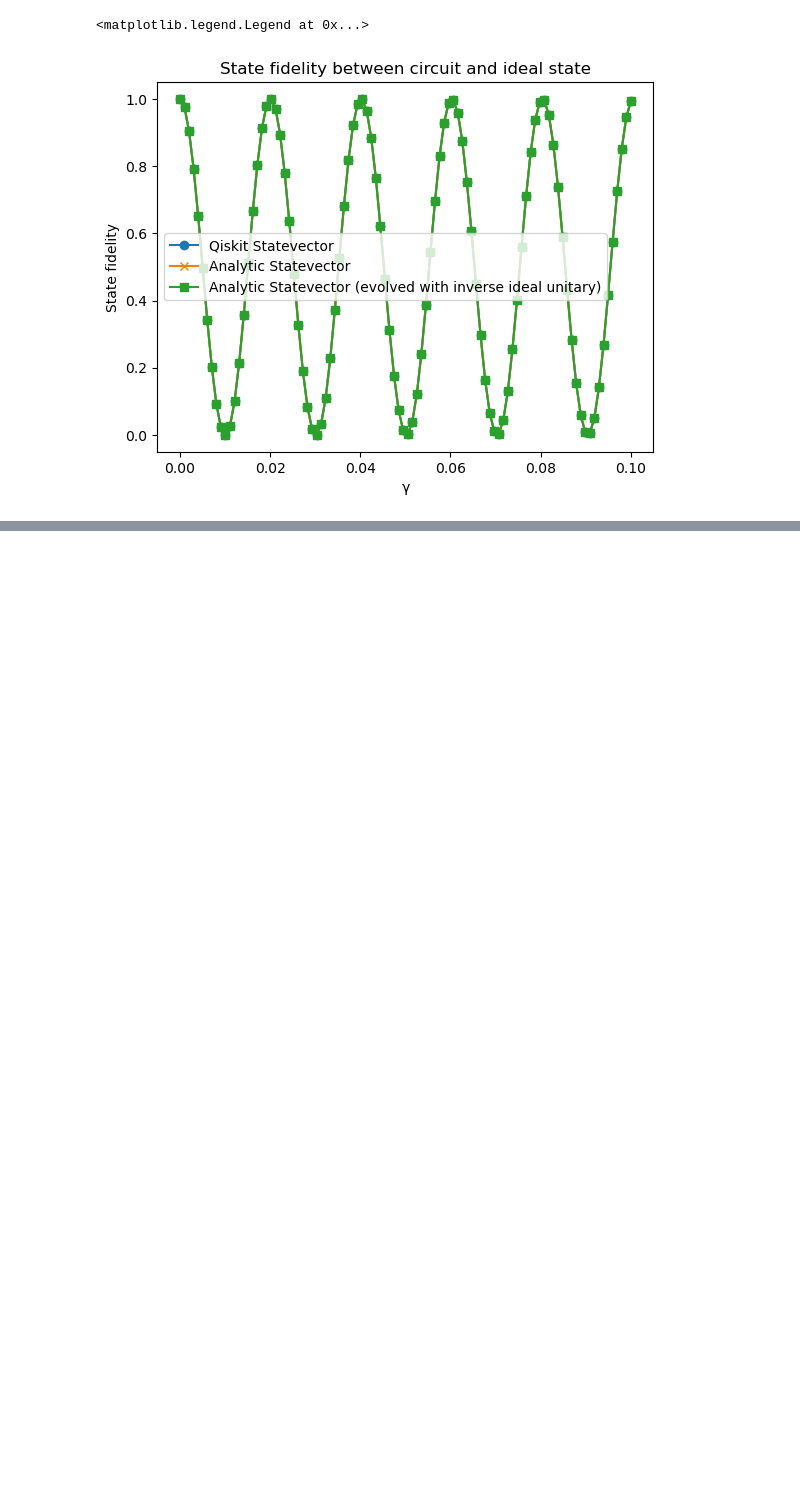
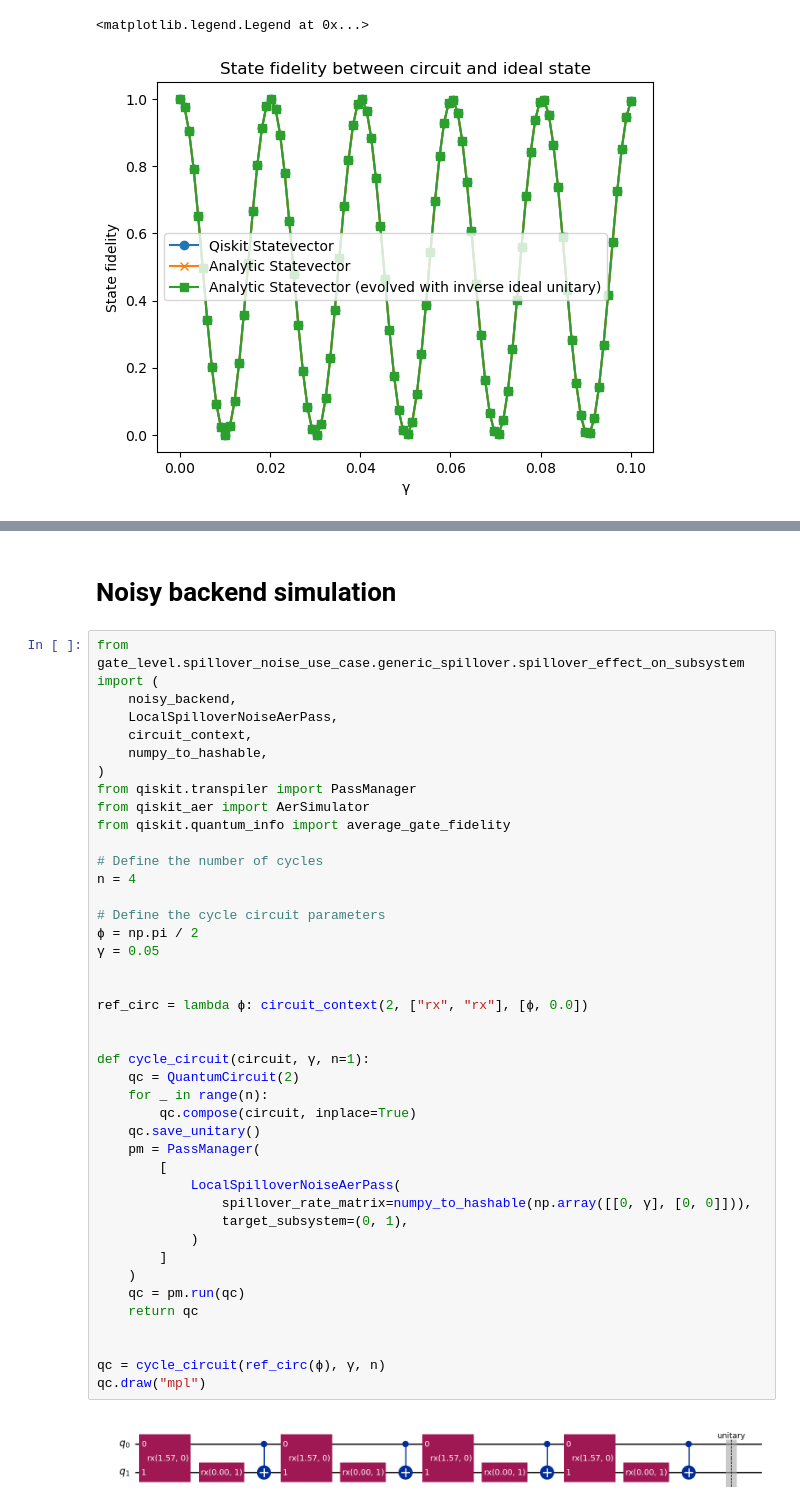
Before and after one commit to arthurostrauss/Quantum_Optimal_Control, a Jupyter notebook: gate_level/spillover_noise_use_case/generic_spillover/analytic_spillover_evolution.ipynb, the cells around one changed output, grey strips where cells are left out. Saved outputs shown, nothing was run; the diff lists cells and outputs as text; blank space fills up the shorter version.

```diff
--- a/gate_level/spillover_noise_use_case/generic_spillover/analytic_spillover_evolution.ipynb
+++ b/gate_level/spillover_noise_use_case/generic_spillover/analytic_spillover_evolution.ipynb
@@ -263,0 +336,45 @@ plt.legend()
+# %% [markdown]
+# Noisy backend simulation
+# %%
+from gate_level.spillover_noise_use_case.generic_spillover.spillover_effect_on_subsystem import (
+    noisy_backend,
+    LocalSpilloverNoiseAerPass,
+    circuit_context,
+    numpy_to_hashable,
+)
+from qiskit.transpiler import PassManager
+from qiskit_aer import AerSimulator
+from qiskit.quantum_info import average_gate_fidelity
+
+# Define the number of cycles
+n = 4
+
+# Define the cycle circuit parameters
+ϕ = np.pi / 2
+γ = 0.05
+
+
+ref_circ = lambda ϕ: circuit_context(2, ["rx", "rx"], [ϕ, 0.0])
+
+
+def cycle_circuit(circuit, γ, n=1):
+    qc = QuantumCircuit(2)
+    for _ in range(n):
+        qc.compose(circuit, inplace=True)
+    qc.save_unitary()
+    pm = PassManager(
+        [
+            LocalSpilloverNoiseAerPass(
+                spillover_rate_matrix=numpy_to_hashable(np.array([[0, γ], [0, 0]])),
+                target_subsystem=(0, 1),
+            )
+        ]
+    )
+    qc = pm.run(qc)
+    return qc
+
+
+qc = cycle_circuit(ref_circ(ϕ), γ, n)
+qc.draw("mpl")
+# %% [output]
+[figure, added]
```
Also changed, not shown: parts of 15 cells of this notebook, 1 other file.
